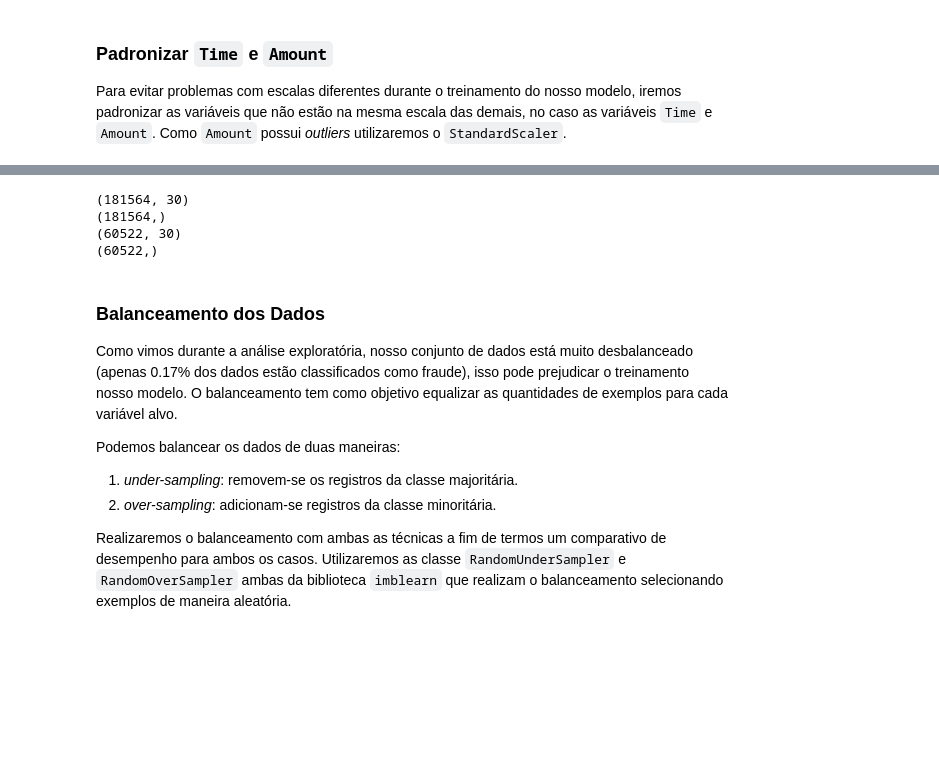
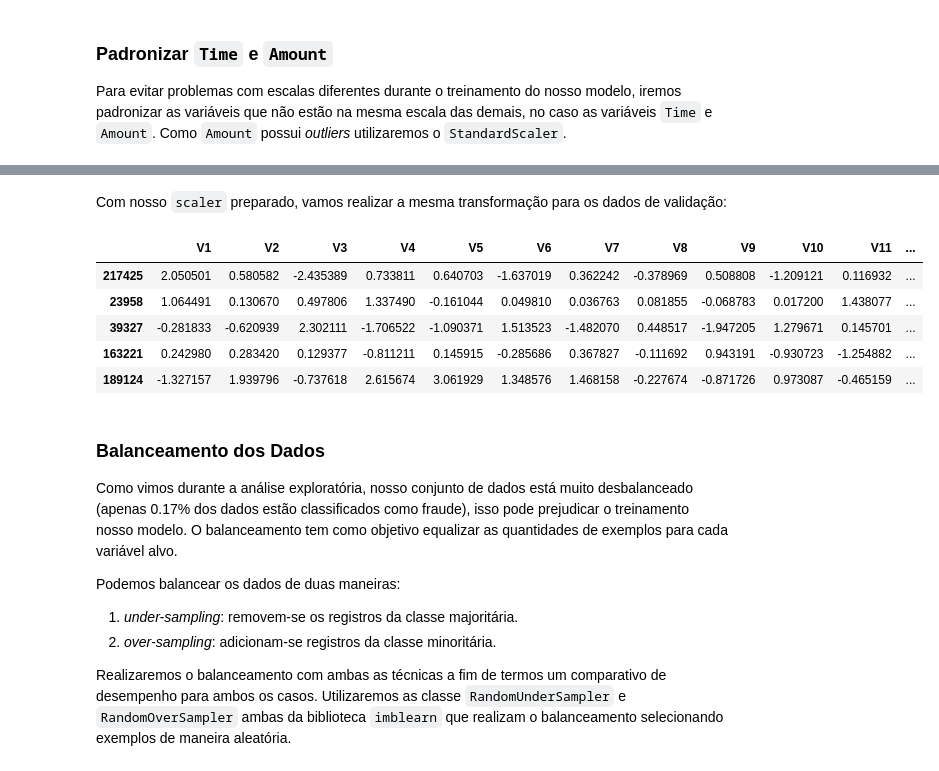
Before and after one commit to virb30/fraud-detection, a Jupyter notebook: Projeto_Detecção_de_Fraude_em_Cartões_de_Crédito.ipynb, the cells around one changed output, grey strips where cells are left out. Saved outputs shown, nothing was run; the diff lists cells and outputs as text; code cells hidden in the pictures; blank space fills up the shorter version.

```diff
--- a/Projeto_Detecção_de_Fraude_em_Cartões_de_Crédito.ipynb
+++ b/Projeto_Detecção_de_Fraude_em_Cartões_de_Crédito.ipynb
@@ -323,14 +335,25 @@ X_train, X_val, y_train, y_val = train_test_split(X, y, stratify=y, shuffle=True
-# %%
-# Visualizar dados de treino e validação
-print(X_train.shape)
-print(y_train.shape)
-print(X_val.shape)
-print(y_val.shape)
-# %% [output]
-(181564, 30)
-(181564,)
-(60522, 30)
-(60522,)
+# %% [markdown]
+Com nosso `scaler` preparado, vamos realizar a mesma transformação para os dados de validação:
+# %%
+# copiar dados
+df_clean = X_val.copy()
+
+# criar colunas time e amount padronizadas
+df_clean['time'] = time_scaler.transform(df_clean['Time'].values.reshape(-1,1))
+df_clean['amount'] = amount_scaler.transform(df_clean['Amount'].values.reshape(-1,1))
+
+# remover colunas antigas
+X_val = df_clean.drop(['Time', 'Amount'], axis=1, inplace=False)
+
+# ver as 5 primeiras entradas
+X_val.head()
+# %% [output]
+|  | V1 | V2 | V3 | V4 | V5 | V6 | V7 | V8 | V9 | V10 | V11 | ... |
+| 217425 | 2.050501 | 0.580582 | -2.435389 | 0.733811 | 0.640703 | -1.637019 | 0.362242 | -0.378969 | 0.508808 | -1.209121 | 0.116932 | ... |
+| 23958 | 1.064491 | 0.130670 | 0.497806 | 1.337490 | -0.161044 | 0.049810 | 0.036763 | 0.081855 | -0.068783 | 0.017200 | 1.438077 | ... |
+| 39327 | -0.281833 | -0.620939 | 2.302111 | -1.706522 | -1.090371 | 1.513523 | -1.482070 | 0.448517 | -1.947205 | 1.279671 | 0.145701 | ... |
+| 163221 | 0.242980 | 0.283420 | 0.129377 | -0.811211 | 0.145915 | -0.285686 | 0.367827 | -0.111692 | 0.943191 | -0.930723 | -1.254882 | ... |
+| 189124 | -1.327157 | 1.939796 | -0.737618 | 2.615674 | 3.061929 | 1.348576 | 1.468158 | -0.227674 | -0.871726 | 0.973087 | -0.465159 | ... |
 # %% [markdown]
 ### Balanceamento dos Dados
 
```
Also changed, not shown: parts of 24 cells of this notebook.
